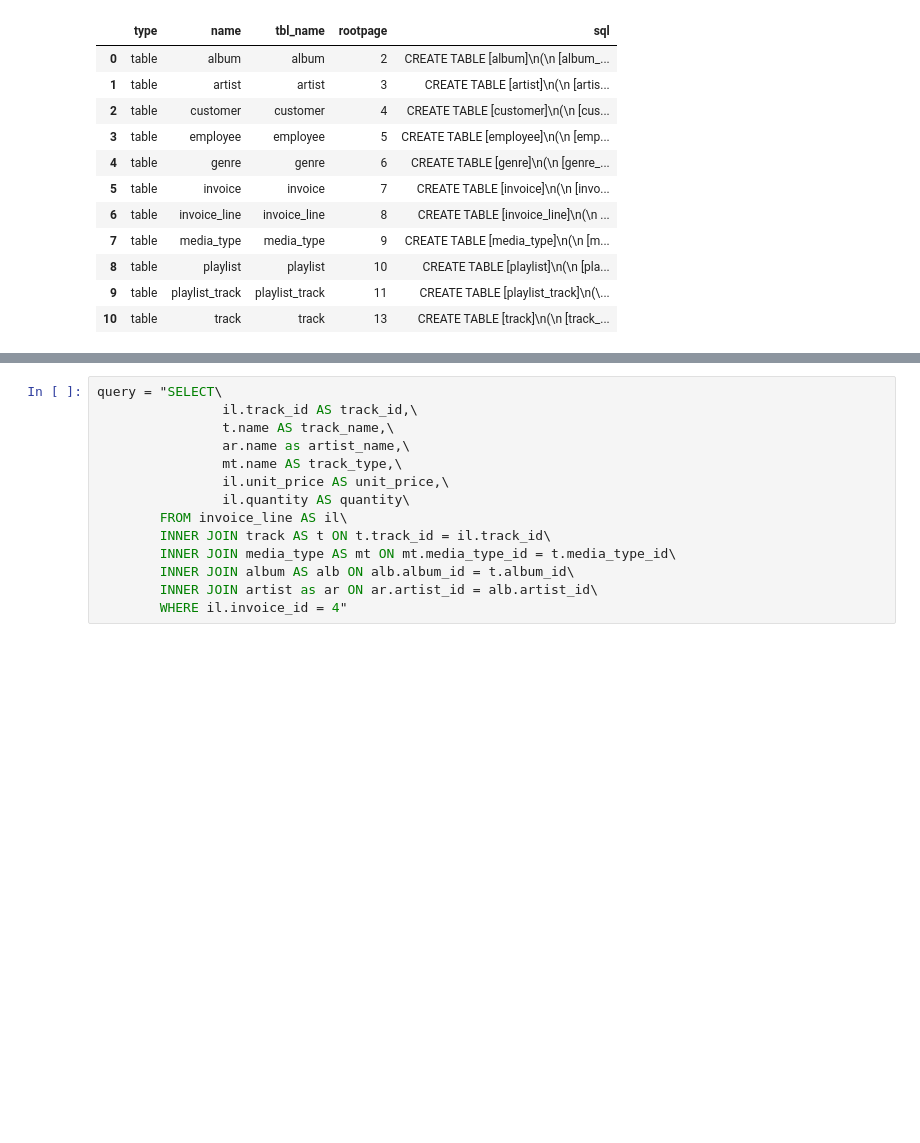
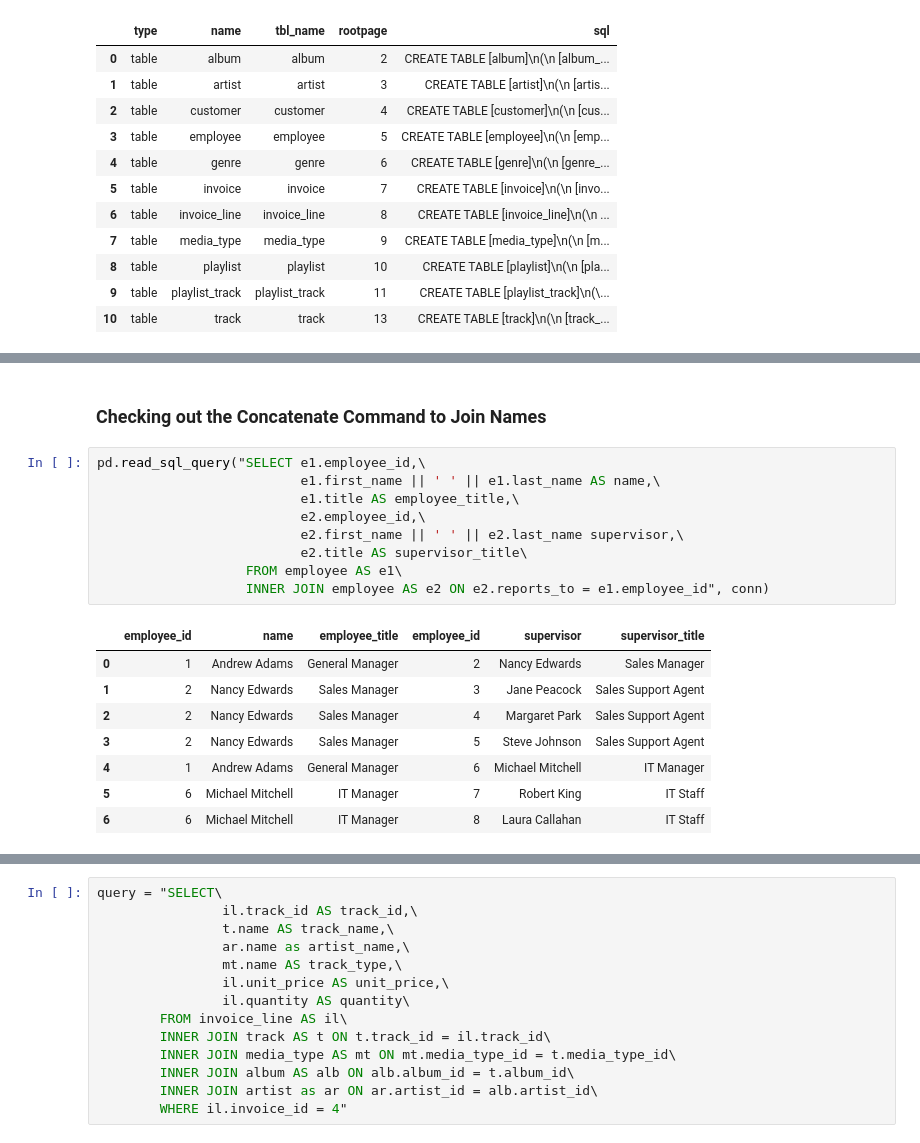
Before and after one commit to FightingInertia/SQL-Intermediate-Joins, a Jupyter notebook: Intermediate Joins in SQL.ipynb, the cells around one changed output, grey strips where cells are left out. Drawn from its saved outputs; the diff is of its cells as text; blank space fills up the shorter version.

```diff
--- a/Intermediate Joins in SQL.ipynb
+++ b/Intermediate Joins in SQL.ipynb
@@ -45,0 +141,20 @@ pd.read_sql_query(query, conn)
+# %% [markdown]
+### Checking out the Concatenate Command to Join Names
+# %%
+pd.read_sql_query("SELECT e1.employee_id,\
+                          e1.first_name || ' ' || e1.last_name AS name,\
+                          e1.title AS employee_title,\
+                          e2.employee_id,\
+                          e2.first_name || ' ' || e2.last_name supervisor,\
+                          e2.title AS supervisor_title\
+                   FROM employee AS e1\
+                   INNER JOIN employee AS e2 ON e2.reports_to = e1.employee_id", conn)
+# %% [output]
+|  | employee_id | name | employee_title | employee_id | supervisor | supervisor_title |
+| 0 | 1 | Andrew Adams | General Manager | 2 | Nancy Edwards | Sales Manager |
+| 1 | 2 | Nancy Edwards | Sales Manager | 3 | Jane Peacock | Sales Support Agent |
+| 2 | 2 | Nancy Edwards | Sales Manager | 4 | Margaret Park | Sales Support Agent |
+| 3 | 2 | Nancy Edwards | Sales Manager | 5 | Steve Johnson | Sales Support Agent |
+| 4 | 1 | Andrew Adams | General Manager | 6 | Michael Mitchell | IT Manager |
+| 5 | 6 | Michael Mitchell | IT Manager | 7 | Robert King | IT Staff |
+| 6 | 6 | Michael Mitchell | IT Manager | 8 | Laura Callahan | IT Staff |
```
Also changed, not shown: parts of 17 cells of this notebook.
